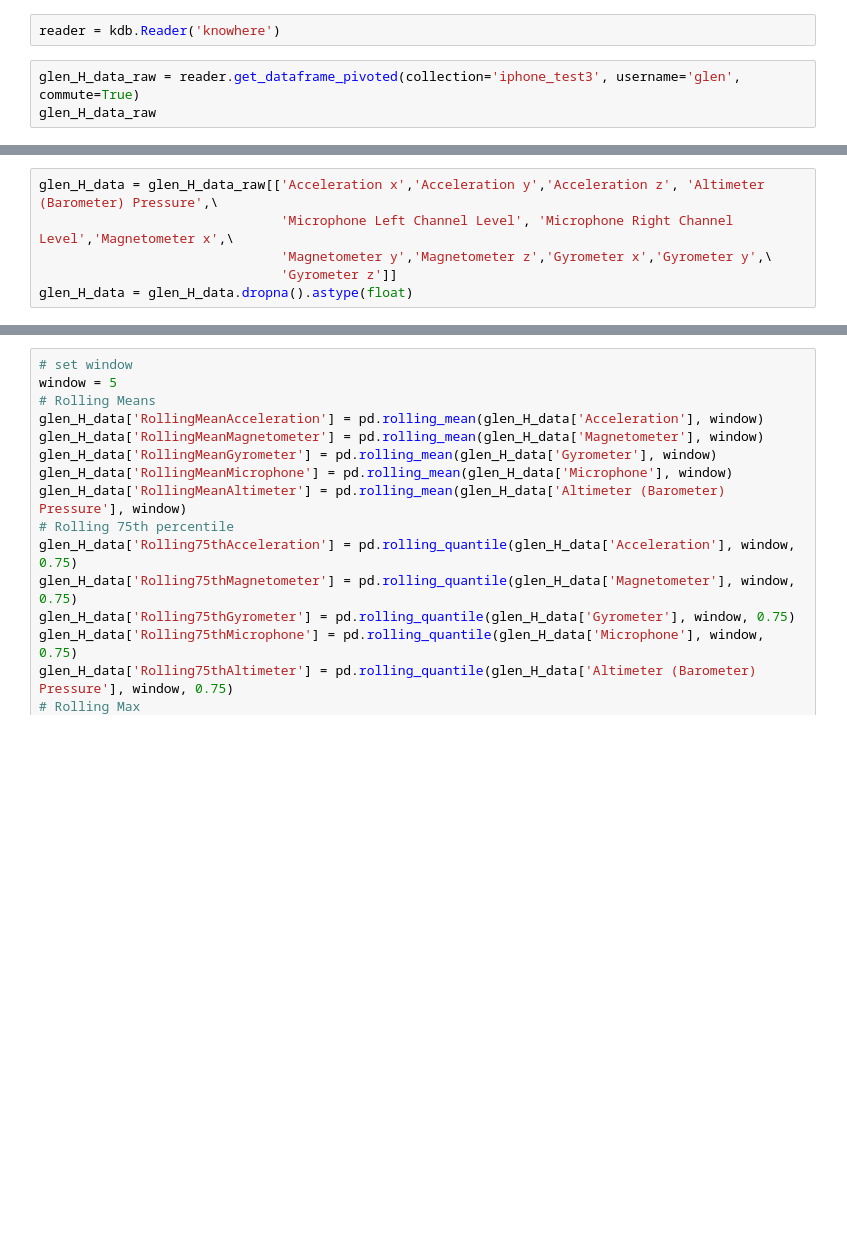
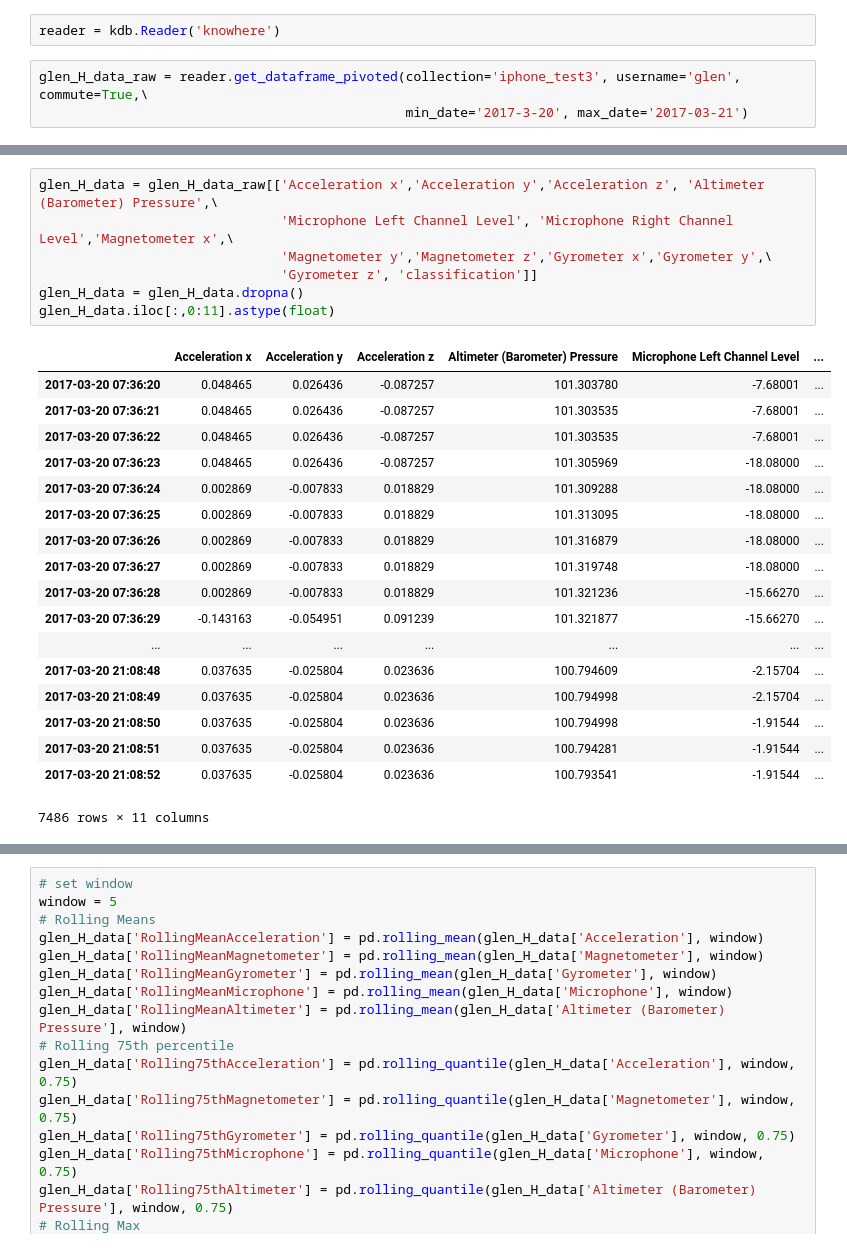
Before and after one commit to afeierman/Knowhere, a Jupyter notebook: code/PreprocessingiPhone.ipynb, the cells around one changed output, grey strips where cells are left out. Saved outputs shown, nothing was run; the diff lists cells and outputs as text; blank space fills up the shorter version.

```diff
--- a/code/PreprocessingiPhone.ipynb
+++ b/code/PreprocessingiPhone.ipynb
@@ -17,5 +27,5 @@ from sklearn.ensemble import VotingClassifier
 # %%
 reader = kdb.Reader('knowhere')
 # %%
-glen_H_data_raw = reader.get_dataframe_pivoted(collection='iphone_test3', username='glen', commute=True)
-glen_H_data_raw
+glen_H_data_raw = reader.get_dataframe_pivoted(collection='iphone_test3', username='glen', commute=True,\
+                                               min_date='2017-3-20', max_date='2017-03-21')
@@ -41,6 +96,26 @@ glen_H_data_raw
 # %%
 glen_H_data = glen_H_data_raw[['Acceleration x','Acceleration y','Acceleration z', 'Altimeter (Barometer) Pressure',\
                                'Microphone Left Channel Level', 'Microphone Right Channel Level','Magnetometer x',\
                                'Magnetometer y','Magnetometer z','Gyrometer x','Gyrometer y',\
-                               'Gyrometer z']]
-glen_H_data = glen_H_data.dropna().astype(float)
+                               'Gyrometer z', 'classification']]
+glen_H_data = glen_H_data.dropna()
+glen_H_data.iloc[:,0:11].astype(float)
+# %% [output]
+|  | Acceleration x | Acceleration y | Acceleration z | Altimeter (Barometer) Pressure | Microphone Left Channel Level | ... |
+| 2017-03-20 07:36:20 | 0.048465 | 0.026436 | -0.087257 | 101.303780 | -7.68001 | ... |
+| 2017-03-20 07:36:21 | 0.048465 | 0.026436 | -0.087257 | 101.303535 | -7.68001 | ... |
+| 2017-03-20 07:36:22 | 0.048465 | 0.026436 | -0.087257 | 101.303535 | -7.68001 | ... |
+| 2017-03-20 07:36:23 | 0.048465 | 0.026436 | -0.087257 | 101.305969 | -18.08000 | ... |
+| 2017-03-20 07:36:24 | 0.002869 | -0.007833 | 0.018829 | 101.309288 | -18.08000 | ... |
+| 2017-03-20 07:36:25 | 0.002869 | -0.007833 | 0.018829 | 101.313095 | -18.08000 | ... |
+| 2017-03-20 07:36:26 | 0.002869 | -0.007833 | 0.018829 | 101.316879 | -18.08000 | ... |
+| 2017-03-20 07:36:27 | 0.002869 | -0.007833 | 0.018829 | 101.319748 | -18.08000 | ... |
+| 2017-03-20 07:36:28 | 0.002869 | -0.007833 | 0.018829 | 101.321236 | -15.66270 | ... |
+| 2017-03-20 07:36:29 | -0.143163 | -0.054951 | 0.091239 | 101.321877 | -15.66270 | ... |
+| ... | ... | ... | ... | ... | ... | ... |
+| 2017-03-20 21:08:48 | 0.037635 | -0.025804 | 0.023636 | 100.794609 | -2.15704 | ... |
+| 2017-03-20 21:08:49 | 0.037635 | -0.025804 | 0.023636 | 100.794998 | -2.15704 | ... |
+| 2017-03-20 21:08:50 | 0.037635 | -0.025804 | 0.023636 | 100.794998 | -1.91544 | ... |
+| 2017-03-20 21:08:51 | 0.037635 | -0.025804 | 0.023636 | 100.794281 | -1.91544 | ... |
+| 2017-03-20 21:08:52 | 0.037635 | -0.025804 | 0.023636 | 100.793541 | -1.91544 | ... |
+7486 rows × 11 columns
```
Also changed, not shown: parts of 23 cells of this notebook, 13 other files.
